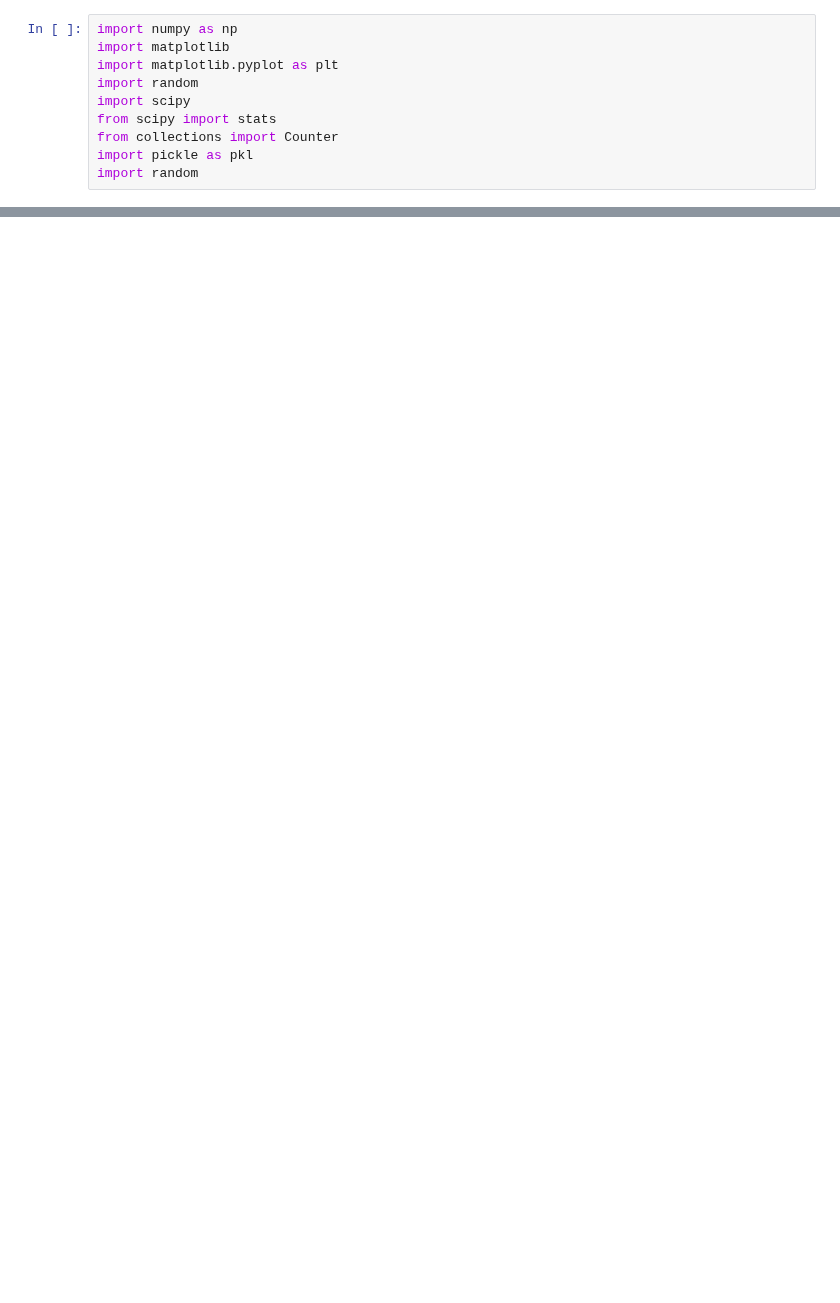
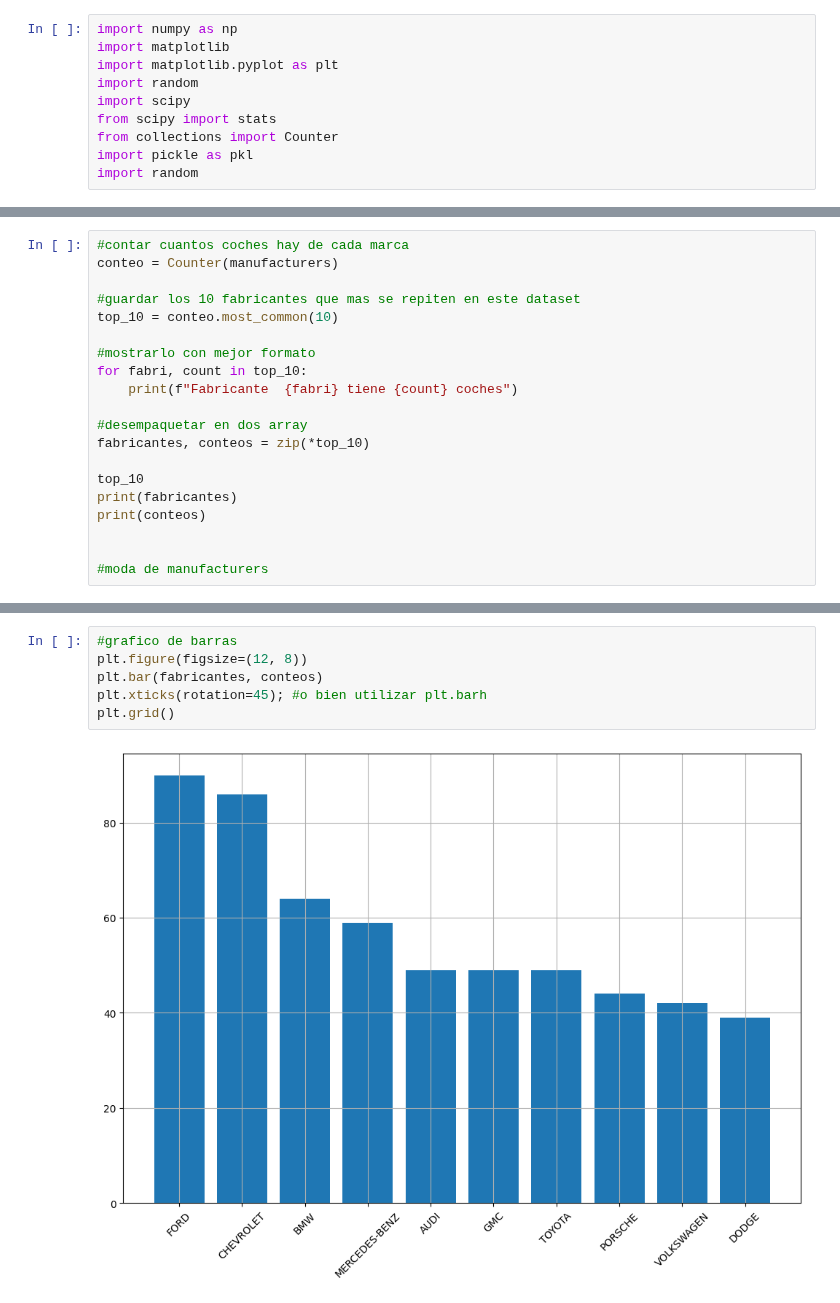
Before and after one commit to ceciorosco/Cecilia-Repositorio, a Jupyter notebook: Modulo 2/ejercicios_modulo_2.ipynb, the cells around one changed output, grey strips where cells are left out. Saved outputs shown, nothing was run; the diff lists cells and outputs as text; blank space fills up the shorter version.

```diff
--- a/Modulo 2/ejercicios_modulo_2.ipynb
+++ b/Modulo 2/ejercicios_modulo_2.ipynb
@@ -230,0 +175,20 @@ Desviacion estandar: 4.10
+# %%
+#contar cuantos coches hay de cada marca
+conteo = Counter(manufacturers)
+
+#guardar los 10 fabricantes que mas se repiten en este dataset
+top_10 = conteo.most_common(10)
+
+#mostrarlo con mejor formato
+for fabri, count in top_10:
+    print(f"Fabricante  {fabri} tiene {count} coches")
+
+#desempaquetar en dos array
+fabricantes, conteos = zip(*top_10)
+
+top_10
+print(fabricantes)
+print(conteos)
+
+
+#moda de manufacturers
@@ -230,0 +209,8 @@ Desviacion estandar: 4.10
+# %%
+#grafico de barras
+plt.figure(figsize=(12, 8))
+plt.bar(fabricantes, conteos)
+plt.xticks(rotation=45); #o bien utilizar plt.barh
+plt.grid()
+# %% [output]
+[figure, added]
```
Also changed, not shown: parts of 24 cells of this notebook.
